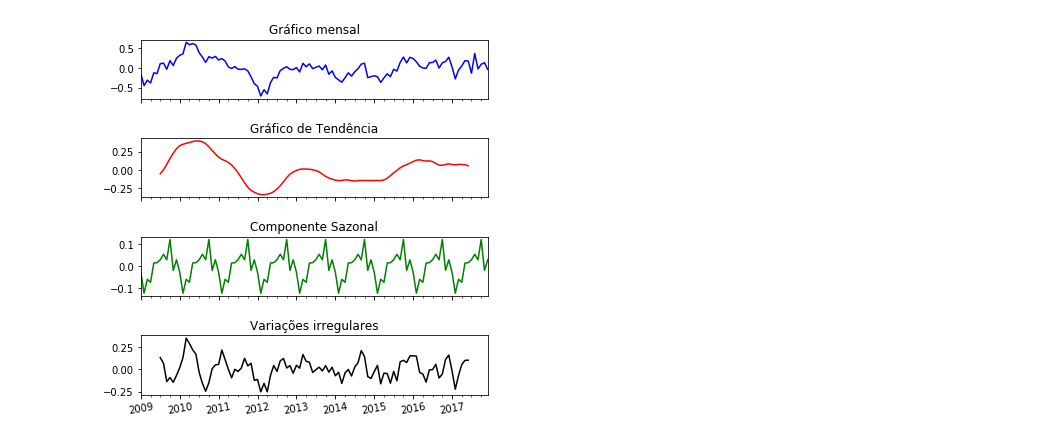
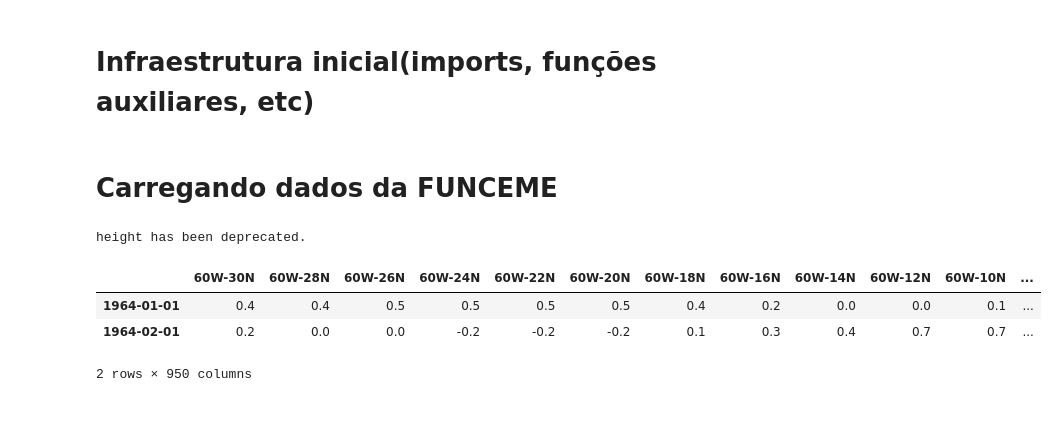
Before and after one commit to tiagotele/experimentos_oceanografia, a Jupyter notebook: Nova anomalia.ipynb, the cells around one changed output. Saved outputs shown, nothing was run; the diff lists cells and outputs as text; code cells hidden in the pictures; blank space fills up the shorter version.

Commit message:
Adicionando código refatorado no notebook

```diff
--- a/Nova anomalia.ipynb
+++ b/Nova anomalia.ipynb
@@ -191,2 +0,0 @@ funceme_df = funceme_df.replace(9999.8, np.nan)
-# %%
-funceme_df.dropna(axis=1, how='all', inplace=True)
@@ -199,10 +0,0 @@ funceme_df.shape
-# %%
-# Cria média para cada mês adicionando a coluna "media_mensal"
-medias_mensais = []
-for date,row in funceme_df.iterrows():
-    media = (reduce(lambda x,y: x+y,row)/len(row))
-    medias_mensais.append(media)
-funceme_df.loc[:,"media_mensal"] = pd.Series(medias_mensais, index=funceme_df.index)
-
-MEDIA_GERAL = funceme_df["media_mensal"].mean()
-MEDIA_GERAL
@@ -213,6 +0,0 @@ MEDIA_GERAL
-# %%
-anomalia = []
-for date,row in funceme_df.iterrows():
-    anomalia_do_mes = row["media_mensal"] - MEDIA_GERAL
-    anomalia.append(anomalia_do_mes)
-funceme_df.loc[:,"anomalia_mensal"] = pd.Series(anomalia, index=funceme_df.index)
@@ -221,4 +1,2 @@ funceme_df.loc[:,"anomalia_mensal"] = pd.Series(anomalia, index=funceme_df.index
-# %%
-monta_grafico_de_decomposicao('anomalia_mensal')
-# %% [output]
-[figure, removed]
+# %% [markdown]
+# Infraestrutura inicial(imports, funções auxiliares, etc)
@@ -224,0 +150,15 @@ monta_grafico_de_decomposicao('anomalia_mensal')
+# %% [markdown]
+# Carregando dados da FUNCEME
+# %%
+
+array_de_anomalias_por_mes = merge_dados_do_diretorio()
+funceme_df = inicia_funceme_data_frame()
+# %% [output]
+height has been deprecated.
+# %%
+funceme_df.head(2)
+# %% [output]
+|  | 60W-30N | 60W-28N | 60W-26N | 60W-24N | 60W-22N | 60W-20N | 60W-18N | 60W-16N | 60W-14N | 60W-12N | 60W-10N | ... |
+| 1964-01-01 | 0.4 | 0.4 | 0.5 | 0.5 | 0.5 | 0.5 | 0.4 | 0.2 | 0.0 | 0.0 | 0.1 | ... |
+| 1964-02-01 | 0.2 | 0.0 | 0.0 | -0.2 | -0.2 | -0.2 | 0.1 | 0.3 | 0.4 | 0.7 | 0.7 | ... |
+2 rows × 950 columns
```
Also changed, not shown: parts of 50 cells of this notebook, 1 other file.
